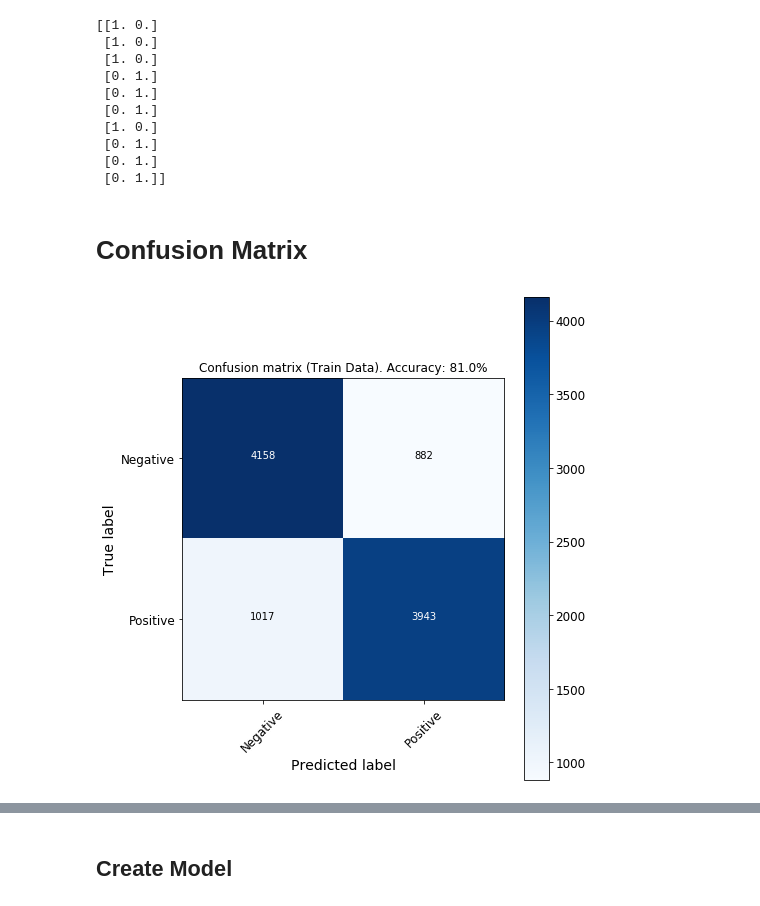
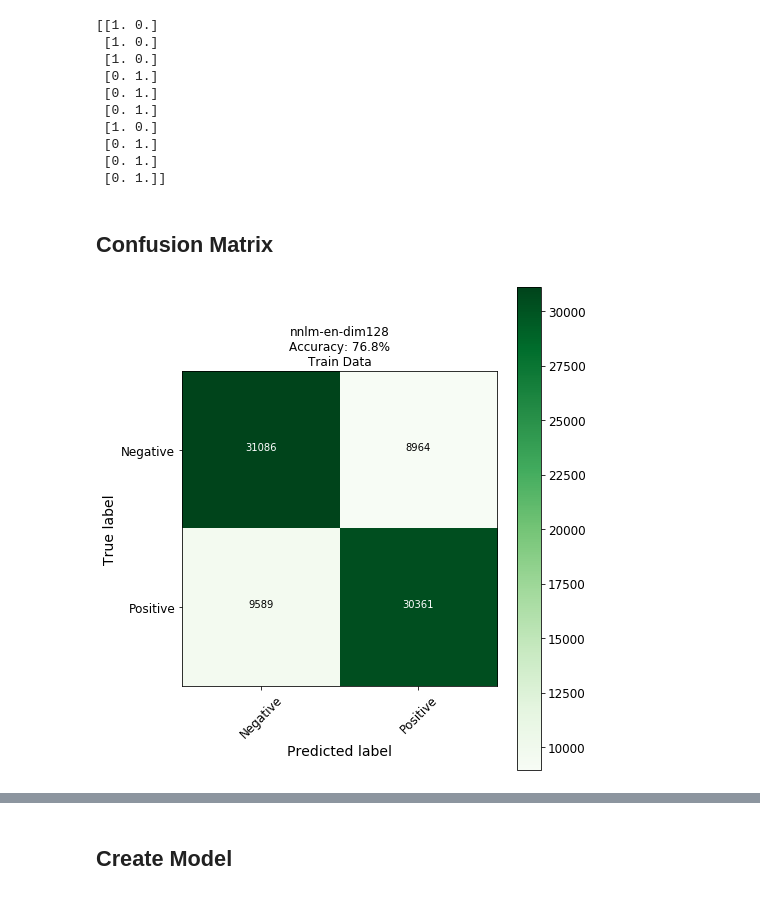
Before and after one commit to jocelynprince1/YCBS258_McGill-Course, a Jupyter notebook: H6_JPrince_File_1_NLP_with_Universal_Encoder.ipynb, the cells around one changed output, grey strips where cells are left out. Saved outputs shown, nothing was run; the diff lists cells and outputs as text; code cells hidden in the pictures.

```diff
--- a/H6_JPrince_File_1_NLP_with_Universal_Encoder.ipynb
+++ b/H6_JPrince_File_1_NLP_with_Universal_Encoder.ipynb
@@ -434,7 +458,7 @@ Trainable params: 4,194
 Non-trainable params: 124,642,688
 _________________________________________________________________
 # %%
-model.compile(loss='categorical_crossentropy', optimizer='adam', metrics=['accuracy'])
+model.compile(loss='binary_crossentropy', optimizer='adam', metrics=['accuracy'])
 # %%
 keras.utils.plot_model(model,
                        #to_file='model.png',
@@ -446,9 +469,0 @@ keras.utils.plot_model(model,
-# %%
-%%time
-hist = model.fit(X_train,
-                 y_train,
-                 epochs=70,
-                 batch_size=32,
-                 # callbacks=callbacks,
-                 # validation_split=0.1,
-                 verbose = 1)
@@ -472,0 +470,13 @@ Wall time: 2min 2s
+# %%
+%%time
+hist = model.fit(X_train,
+                 y_train,
+                 epochs=30,
+                 batch_size=64,
+                 verbose = 1)
+# Benchmark time: 2 min per 10 epochs for 50 000 records/batch 32
+# Benchmark time: 6 min per 25 epochs for 80 000 records/batch 32
+# Benchmark time: 1.5 min per 15 epochs for 50 000 records/batch 64
+# Benchmark time: 1.5 min per 15 epochs for 80 000 records/64 nodes/batch 64
+# Benchmark time: 1.5 min per 20 epochs for 80 000 records/64 nodes/batch 64
+# Benchmark time: 2 min per 30 epochs for 80 000 records/64 nodes/batch 64
@@ -515,13 +554,13 @@ print(y_train[:10])
  [0. 1.]
  [0. 1.]]
 # %% [markdown]
-# Confusion Matrix
+## Confusion Matrix
 # %%
 def plot_confusion_matrix(cm,
                           classes,
                           normalize=False,
-                          title='Confusion matrix',
-                          cmap=plt.cm.Blues):
+                          title='CM',
+                          cmap=plt.cm.Greens):
 # This function prints and plots the confusion matrix. Normalization can be applied by setting `normalize=True`
 
     if normalize:
@@ -558,10 +597,10 @@ accuracy = accuracy_score(y_train_rounded, y_pred_rounded)
 # %%
 # Plot non-normalized confusion matrix
 class_names = ['Negative', 'Positive']
 plt.figure(figsize=(7,7));
-plot_confusion_matrix(cmResults, classes=class_names, title='Confusion matrix (Train Data).' + " Accuracy: " + str(accuracy.round(3)*100) + "%" );
+plot_confusion_matrix(cmResults, classes=class_names, title=str(MODEL)+ "\n" +"Accuracy: " + str((accuracy*100).round(1)) + "%" +"\n"+"Train Data");
 # %% [output]
-[figure, old version]
+[figure, new version]
 # %%
 y_pred = model.predict(X_test)
 y_pred_rounded = np.argmax(y_pred, axis=1)
```
Also changed, not shown: parts of 125 cells of this notebook.
